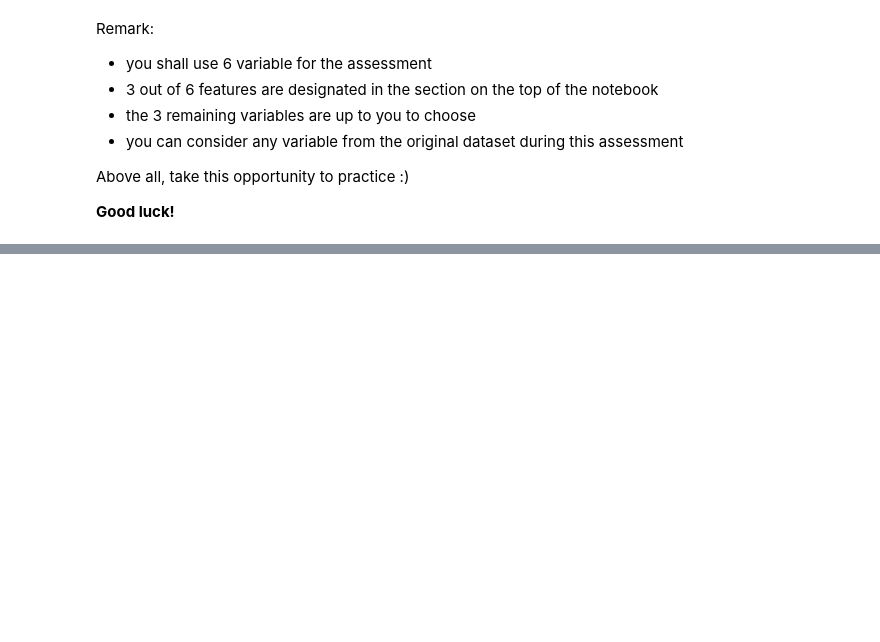
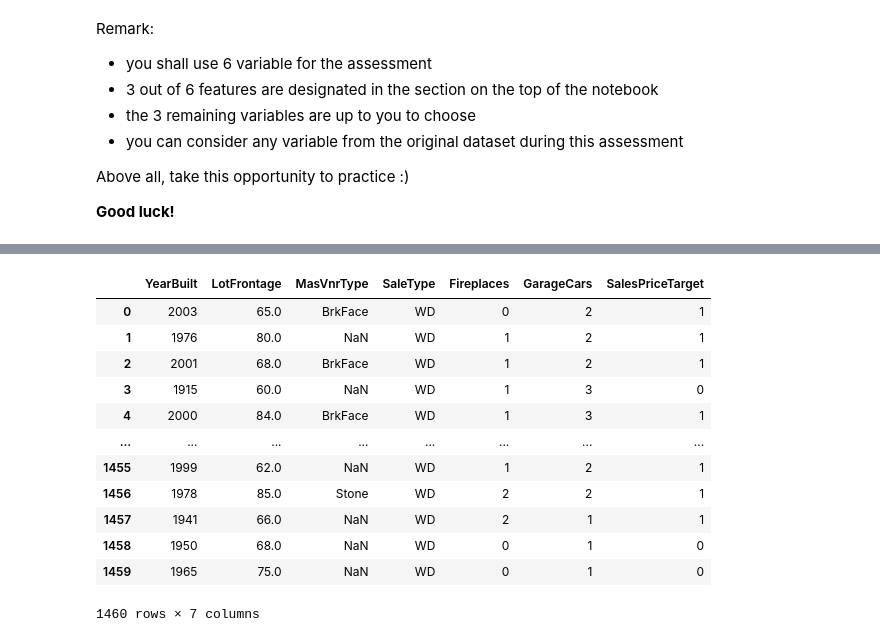
Before and after one commit to pereiranuno/preprocessingdatapt1, a Jupyter notebook: MPPD_project.ipynb, the cells around one changed output, grey strips where cells are left out. Drawn from its saved outputs; the diff is of its cells as text; code cells hidden in the pictures; blank space fills up the shorter version.

```diff
--- a/MPPD_project.ipynb
+++ b/MPPD_project.ipynb
@@ -459,0 +552,21 @@ Above all, take this opportunity to practice :)
+# %%
+# Select initial features, including the specified ones
+selected_features = ['YearBuilt', 'LotFrontage', 'MasVnrType']
+selected_features.extend( ['SaleType', 'Fireplaces', 'GarageCars','SalesPriceTarget'])
+df_subsetpt2 = df_subset[selected_features]
+df_subsetpt2
+#df_subset.sample(5)
+# %% [output]
+|  | YearBuilt | LotFrontage | MasVnrType | SaleType | Fireplaces | GarageCars | SalesPriceTarget |
+| 0 | 2003 | 65.0 | BrkFace | WD | 0 | 2 | 1 |
+| 1 | 1976 | 80.0 | NaN | WD | 1 | 2 | 1 |
+| 2 | 2001 | 68.0 | BrkFace | WD | 1 | 2 | 1 |
+| 3 | 1915 | 60.0 | NaN | WD | 1 | 3 | 0 |
+| 4 | 2000 | 84.0 | BrkFace | WD | 1 | 3 | 1 |
+| ... | ... | ... | ... | ... | ... | ... | ... |
+| 1455 | 1999 | 62.0 | NaN | WD | 1 | 2 | 1 |
+| 1456 | 1978 | 85.0 | Stone | WD | 2 | 2 | 1 |
+| 1457 | 1941 | 66.0 | NaN | WD | 2 | 1 | 1 |
+| 1458 | 1950 | 68.0 | NaN | WD | 0 | 1 | 0 |
+| 1459 | 1965 | 75.0 | NaN | WD | 0 | 1 | 0 |
+1460 rows × 7 columns
```
Also changed, not shown: parts of 13 cells of this notebook.
